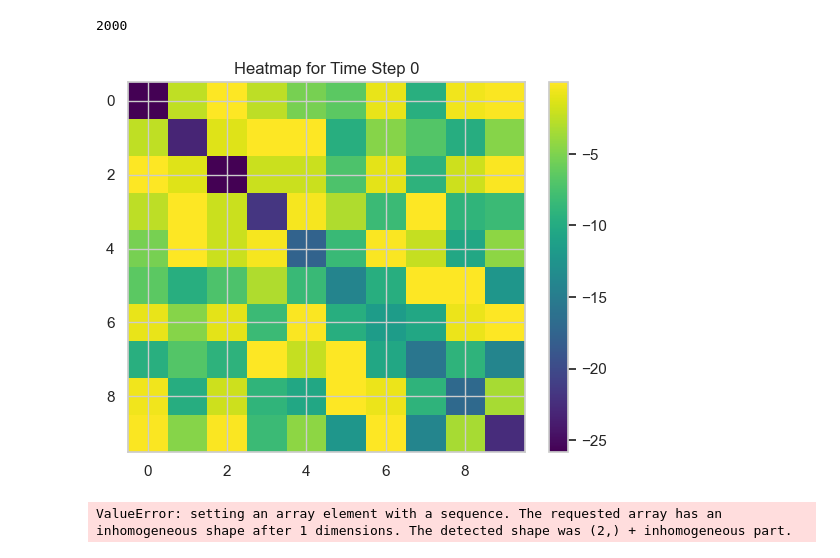
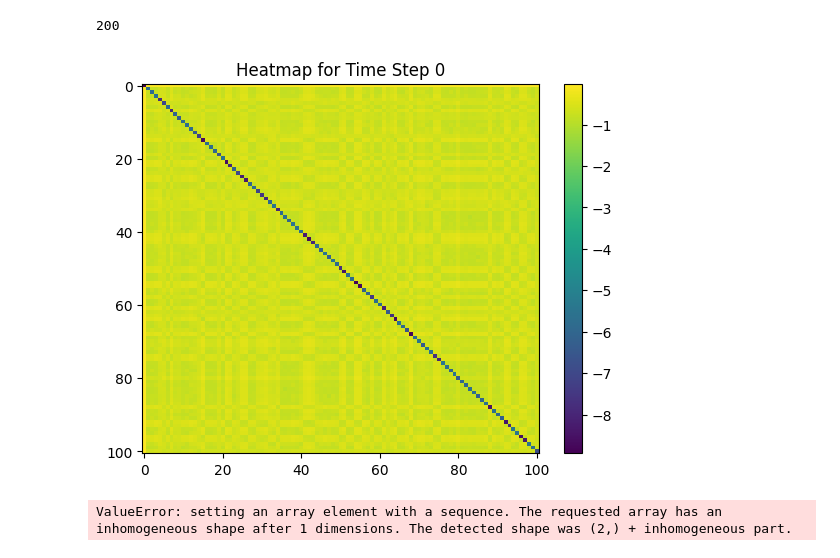
Before and after one commit to yurimnunes/dpdp_new, a Jupyter notebook: heatmap_reader.ipynb, the cells around one changed output. Saved outputs shown, nothing was run; the diff lists cells and outputs as text; code cells hidden in the pictures.

Commit message:
teste e adequação dos dados

```diff
--- a/heatmap_reader.ipynb
+++ b/heatmap_reader.ipynb
@@ -6,25 +6,25 @@ import matplotlib.pyplot as plt
 import matplotlib.colors as mcolors
 import matplotlib.cm as cm
 
-data = pickle.load(open('results/tsp/tsp10_val/heatmaps/heatmaps_default.pkl', 'rb'))
+data = pickle.load(open('results/vrp/dados_validacao/heatmaps/heatmaps_default_vrp.pkl', 'rb'))
 # %%
 # load tsp10_solucao_val
-dados = np.load('tsp10_solucao_val.npy')
+dados = np.load('dados_solucao_validacao.npy', allow_pickle=True)
 print(len(dados))
 # %% [output]
-2000
+200
 # %%
 import matplotlib.pyplot as plt
 import numpy as np
 
 # Assuming `data` is your array of shape (2000, 10, 10)
-time_step = 0  # Choose the time step you want to plot
-plt.imshow(data[time_step][0], cmap='viridis', aspect='auto')
+time_step = 0 # Choose the time step you want to plot
+plt.imshow(data[time_step][199], cmap='viridis', aspect='auto')
 plt.colorbar()
 plt.title(f"Heatmap for Time Step {time_step}")
 plt.show()
 # %% [output]
-[figure, old version]
+[figure, new version]
 # %%
 # Calculate the mean across the first dimension (time axis)
 mean_data = np.mean(data, axis=0)
```
Also changed, not shown: 6 other files.
